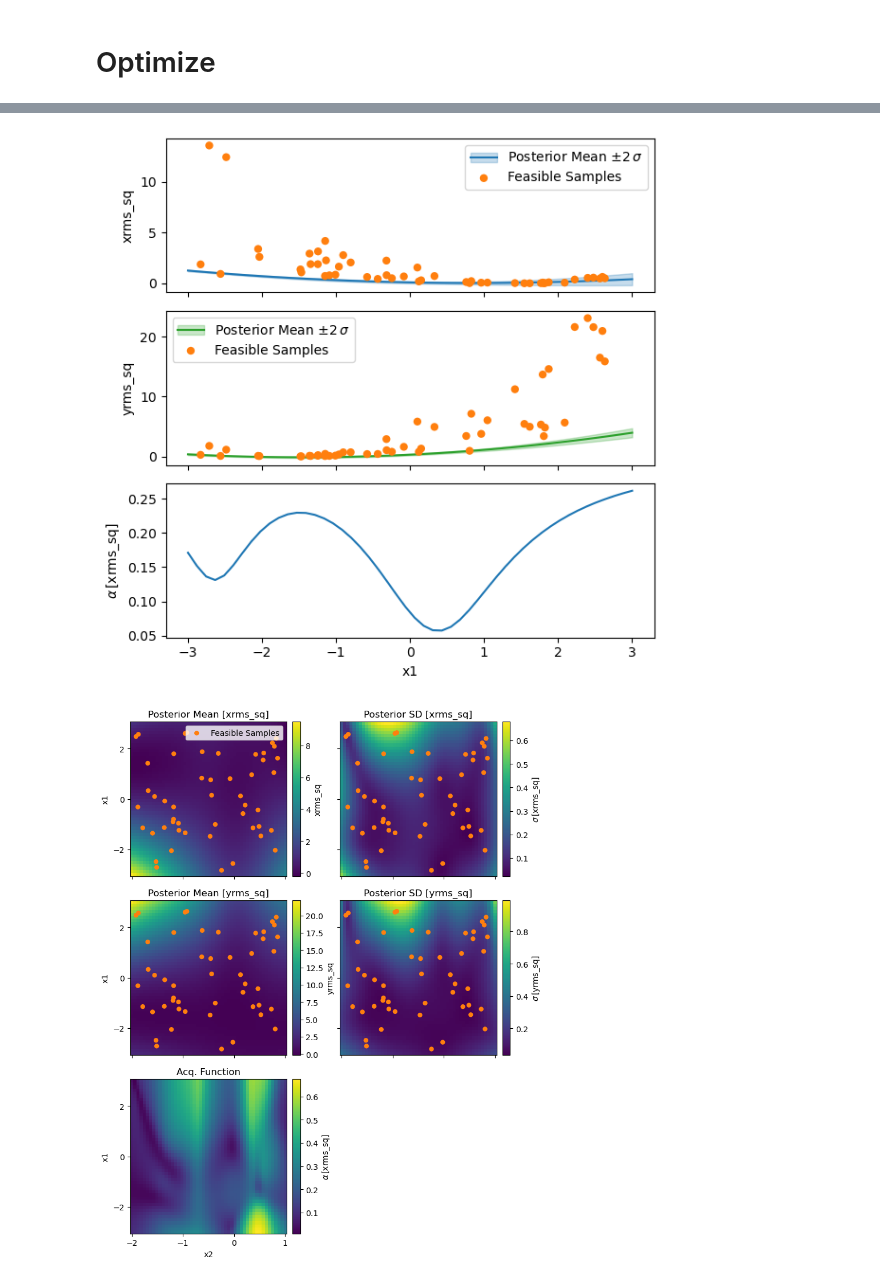
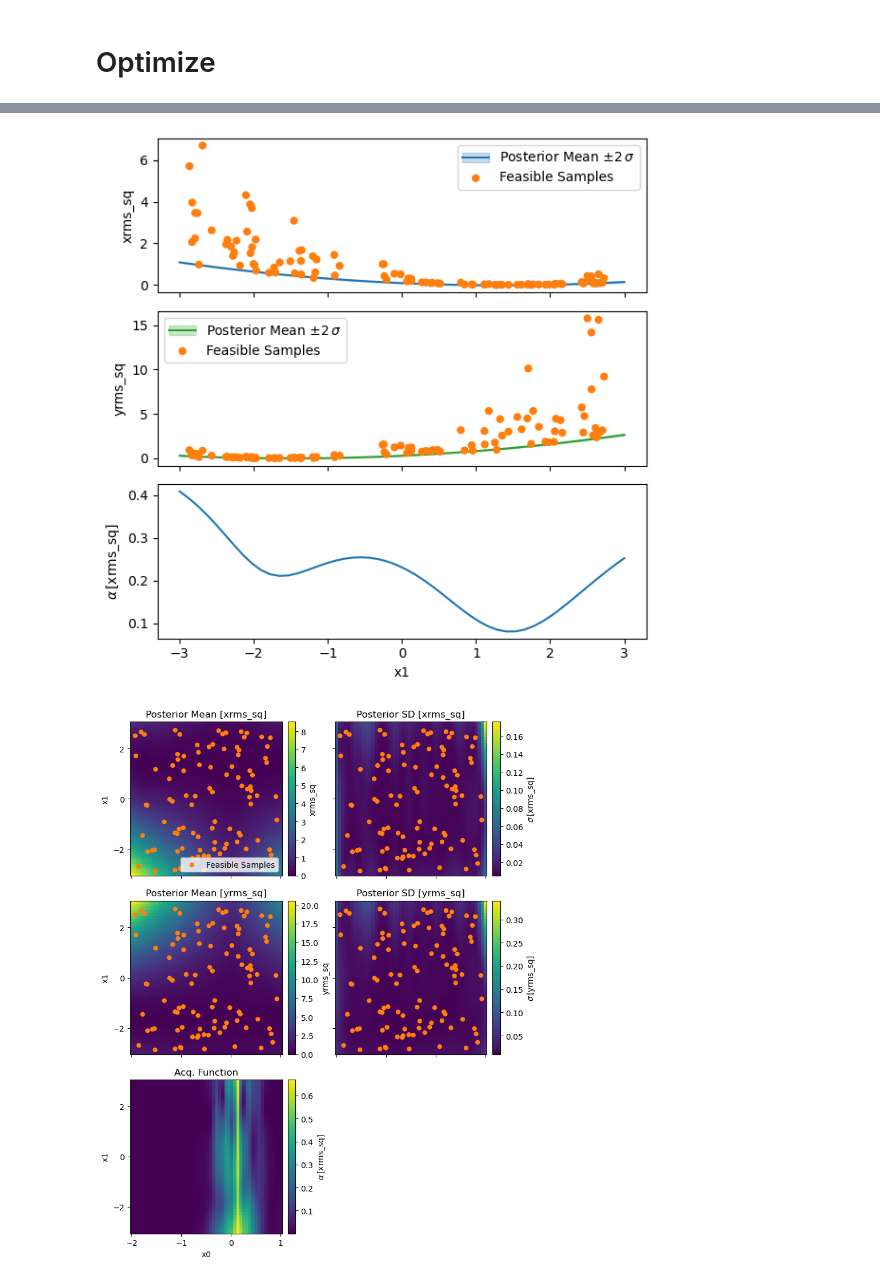
Before and after one commit to roussel-ryan/emitopt, a Jupyter notebook: examples/bax-emittance-xy-minimization-toy-model-THINQUAD.ipynb, the cells around one changed output, grey strips where cells are left out. Saved outputs shown, nothing was run; the diff lists cells and outputs as text; code cells hidden in the pictures.

```diff
--- a/examples/bax-emittance-xy-minimization-toy-model-THINQUAD.ipynb
+++ b/examples/bax-emittance-xy-minimization-toy-model-THINQUAD.ipynb
@@ -50,13 +50,13 @@ False
 # %% [markdown]
 # Notebook settings
 # %%
-ndim = 3 #number of input dimensions
+ndim = 2 #number of input dimensions
 noise = False #whether to add noise to the ground-truth beam size function outputs
-thick_quad = False
+thick_quad = True
 meas_dim = 1 #input dimension for measurement parameter
-n_obs_init = 50 #number of random initial observations for GP model
+n_obs_init = 100 #number of random initial observations for GP model
 n_samples = 20 #number of posterior samples for BAX
-n_iter = 50 #number of optimization steps for Xopt to take (after acquiring random initial data)
+n_iter = 1 #number of optimization steps for Xopt to take (after acquiring random initial data)
 rand_seed = 3
 
 #random seeds for reproducibility
@@ -263,8 +258,8 @@ optimizer.random_evaluate(n_obs_init)
 # %%
 from xopt.generators.bayesian.visualize import visualize_generator_model
 optimizer.generator.train_model()
-visualize_generator_model(optimizer.generator, variable_names=['x1'], reference_point={'x0':torch.tensor([0.]), 'x2':torch.tensor([0.]), 'x3':torch.tensor([0.])})
-visualize_generator_model(optimizer.generator, variable_names=['x2','x1'], reference_point={'x1':torch.tensor([0.]),'x2':torch.tensor([0.]), 'x0':torch.tensor([0.])})
+visualize_generator_model(optimizer.generator, variable_names=['x1'], reference_point={'x0':torch.tensor([0.])})
+visualize_generator_model(optimizer.generator, variable_names=['x0','x1'], reference_point={'x1':torch.tensor([0.]), 'x0':torch.tensor([0.])})
 # %% [output]
 (<Figure size 800x990 with 11 Axes>,
  array([[<AxesSubplot: title={'center': 'Posterior Mean [xrms_sq]'}, ylabel='x1'>,
@@ -276,4 +271,4 @@ visualize_generator_model(optimizer.generator, variable_names=['x2','x1'], refer
-[figure, old version]
+[figure, new version]
-[figure, old version]
+[figure, new version]
 # %%
 from xopt.generators.bayesian.bax.visualize import visualize_virtual_objective
```
Also changed, not shown: parts of 11 cells of this notebook, 6 other files.
